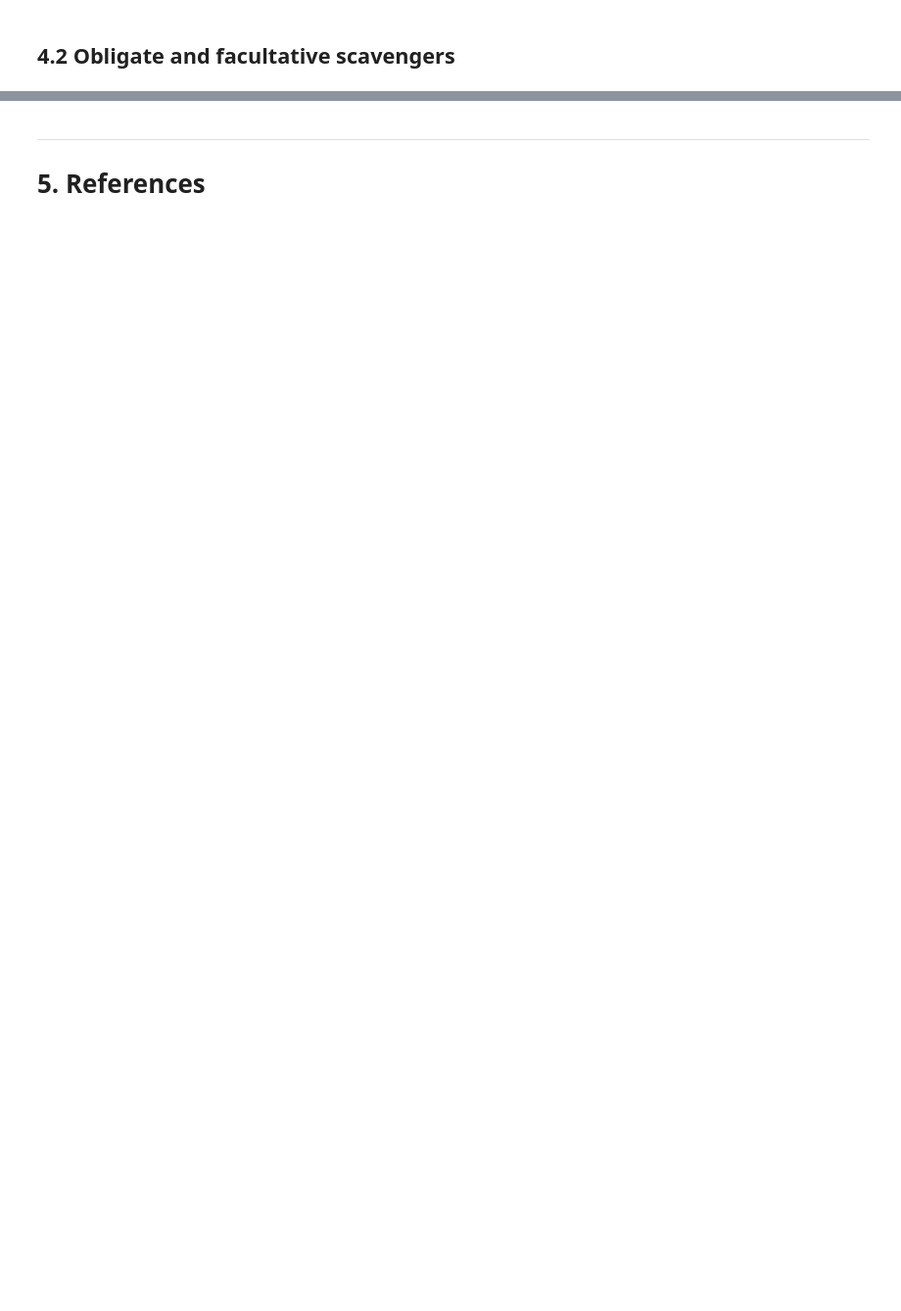
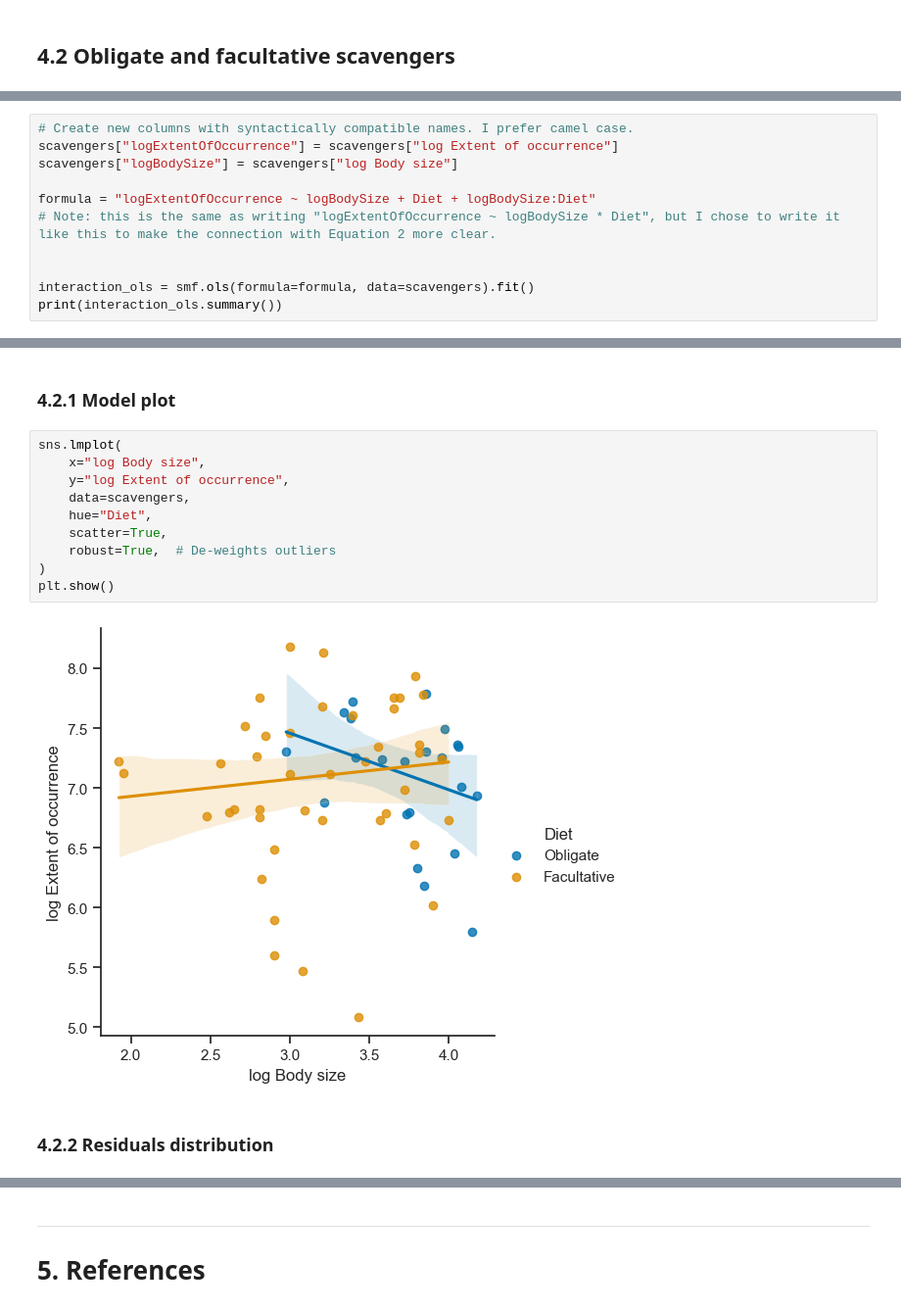
Before and after one commit to TheMightiestCrab/Macroecology, a Jupyter notebook: code/3 scavengers.ipynb, the cells around one changed output, grey strips where cells are left out. Shown at 98% size. Drawn from its saved outputs; the diff is of its cells as text; blank space fills up the shorter version.

```diff
--- a/code/3 scavengers.ipynb
+++ b/code/3 scavengers.ipynb
@@ -407,0 +465,11 @@ Notes:
+# %%
+# Create new columns with syntactically compatible names. I prefer camel case.
+scavengers["logExtentOfOccurrence"] = scavengers["log Extent of occurrence"]
+scavengers["logBodySize"] = scavengers["log Body size"]
+
+formula = "logExtentOfOccurrence ~ logBodySize + Diet + logBodySize:Diet"
+# Note: this is the same as writing "logExtentOfOccurrence ~ logBodySize * Diet", but I chose to write it like this to make the connection with Equation 2 more clear.
+
+
+interaction_ols = smf.ols(formula=formula, data=scavengers).fit()
+print(interaction_ols.summary())
@@ -408,2 +494,18 @@ Notes:
+# %% [markdown]
+### 4.2.1 Model plot
+# %%
+sns.lmplot(
+    x="log Body size",
+    y="log Extent of occurrence",
+    data=scavengers,
+    hue="Diet",
+    scatter=True,
+    robust=True,  # De-weights outliers
+)
+plt.show()
+# %% [output]
+[figure, added]
+# %% [markdown]
+### 4.2.2 Residuals distribution
 # %%
 # Extract coefficients from the model
```
Also changed, not shown: parts of 40 cells of this notebook, 1 other file.
